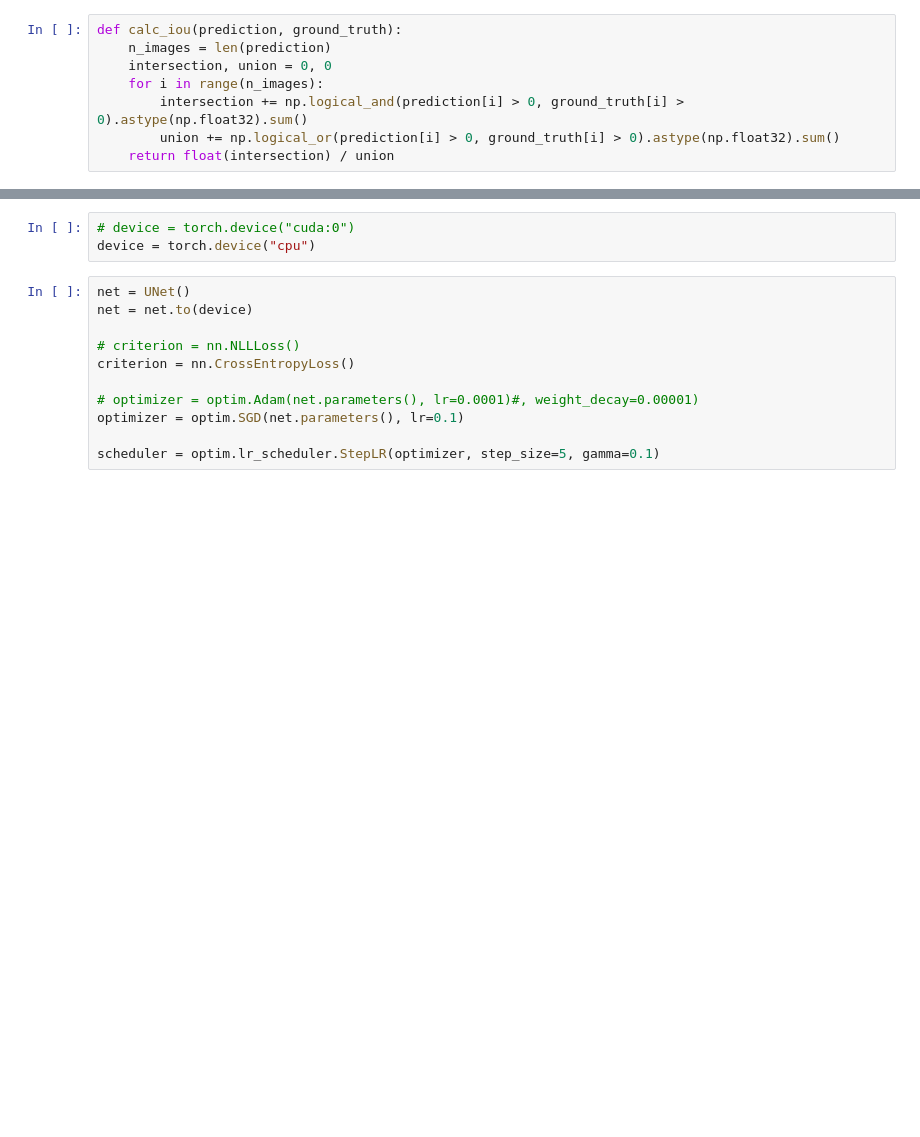
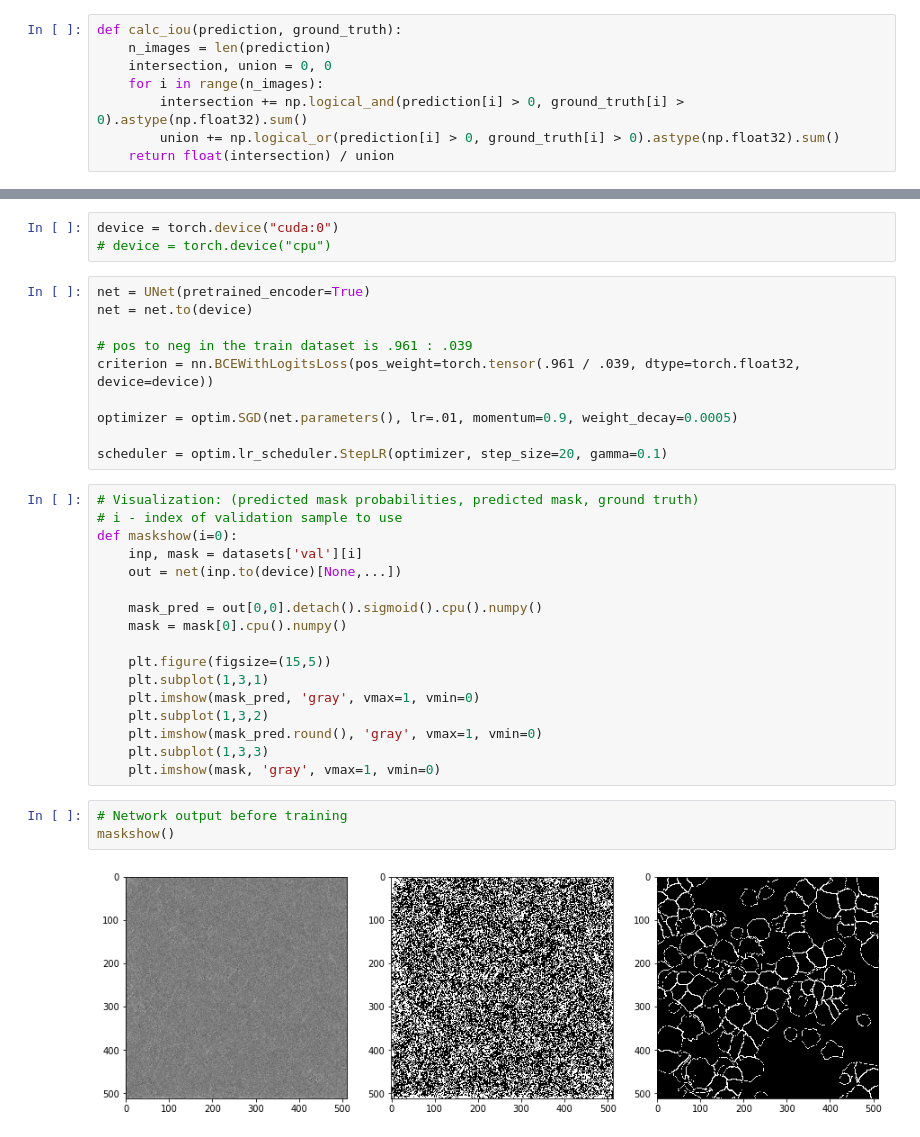
Before and after one commit to liviniuk/dl-course-skoltech, a Jupyter notebook: HW3/homework03_part1_both.ipynb, the cells around one changed output, grey strips where cells are left out. Cells and saved outputs as stored; diff of their text form; blank space fills up the shorter version.

Commit message:
HW3. U-net - 25% validation IoU

```diff
--- a/HW3/homework03_part1_both.ipynb
+++ b/HW3/homework03_part1_both.ipynb
@@ -316,16 +355,37 @@ def train_model(model, criterion, optimizer, scheduler, num_epochs=10, return_la
     return model
 # %%
-# device = torch.device("cuda:0")
-device = torch.device("cpu")
+device = torch.device("cuda:0")
+# device = torch.device("cpu")
 # %%
-net = UNet()
+net = UNet(pretrained_encoder=True)
 net = net.to(device)
 
-# criterion = nn.NLLLoss()
-criterion = nn.CrossEntropyLoss()
+# pos to neg in the train dataset is .961 : .039
+criterion = nn.BCEWithLogitsLoss(pos_weight=torch.tensor(.961 / .039, dtype=torch.float32, device=device))
 
-# optimizer = optim.Adam(net.parameters(), lr=0.0001)#, weight_decay=0.00001)
-optimizer = optim.SGD(net.parameters(), lr=0.1)
+optimizer = optim.SGD(net.parameters(), lr=.01, momentum=0.9, weight_decay=0.0005)
 
-scheduler = optim.lr_scheduler.StepLR(optimizer, step_size=5, gamma=0.1)
+scheduler = optim.lr_scheduler.StepLR(optimizer, step_size=20, gamma=0.1)
+# %%
+# Visualization: (predicted mask probabilities, predicted mask, ground truth)
+# i - index of validation sample to use
+def maskshow(i=0):
+    inp, mask = datasets['val'][i]
+    out = net(inp.to(device)[None,...])
+
+    mask_pred = out[0,0].detach().sigmoid().cpu().numpy()
+    mask = mask[0].cpu().numpy()
+
+    plt.figure(figsize=(15,5))
+    plt.subplot(1,3,1)
+    plt.imshow(mask_pred, 'gray', vmax=1, vmin=0)
+    plt.subplot(1,3,2)
+    plt.imshow(mask_pred.round(), 'gray', vmax=1, vmin=0)
+    plt.subplot(1,3,3)
+    plt.imshow(mask, 'gray', vmax=1, vmin=0)
+# %%
+# Network output before training
+maskshow()
+# %% [output]
+[figure, added]
 # %%
```
Also changed, not shown: parts of 12 cells of this notebook.
